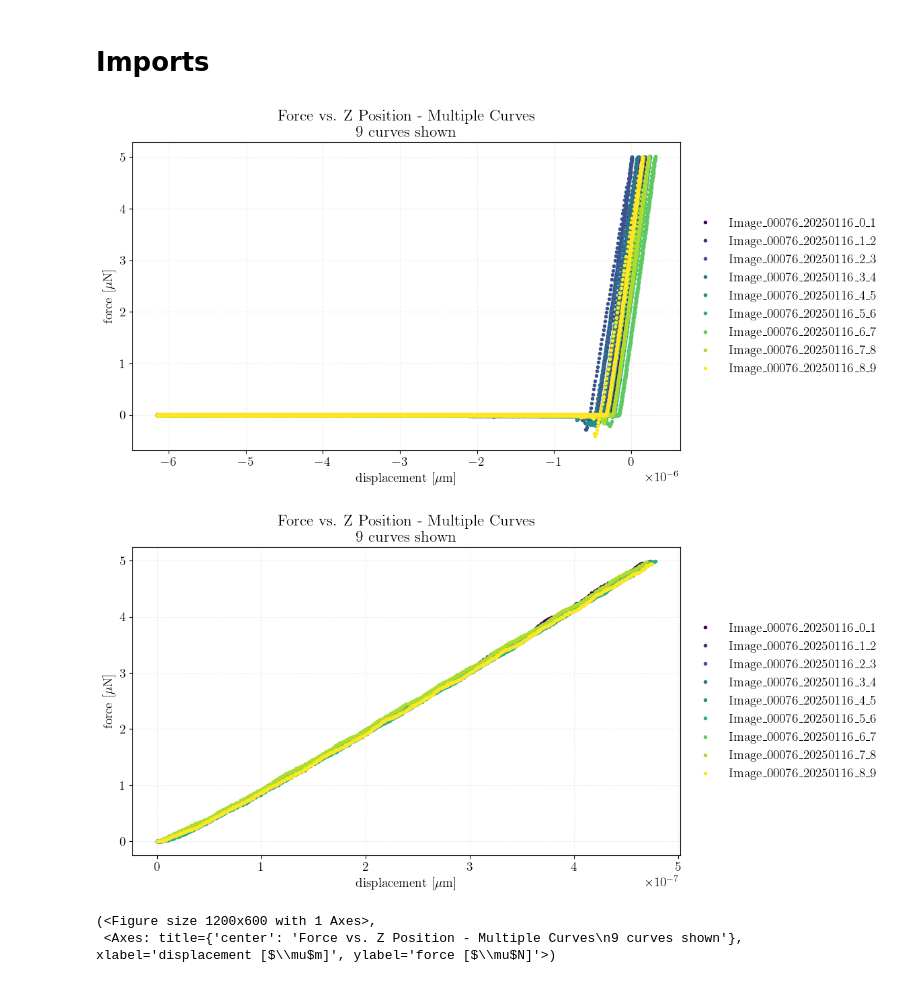
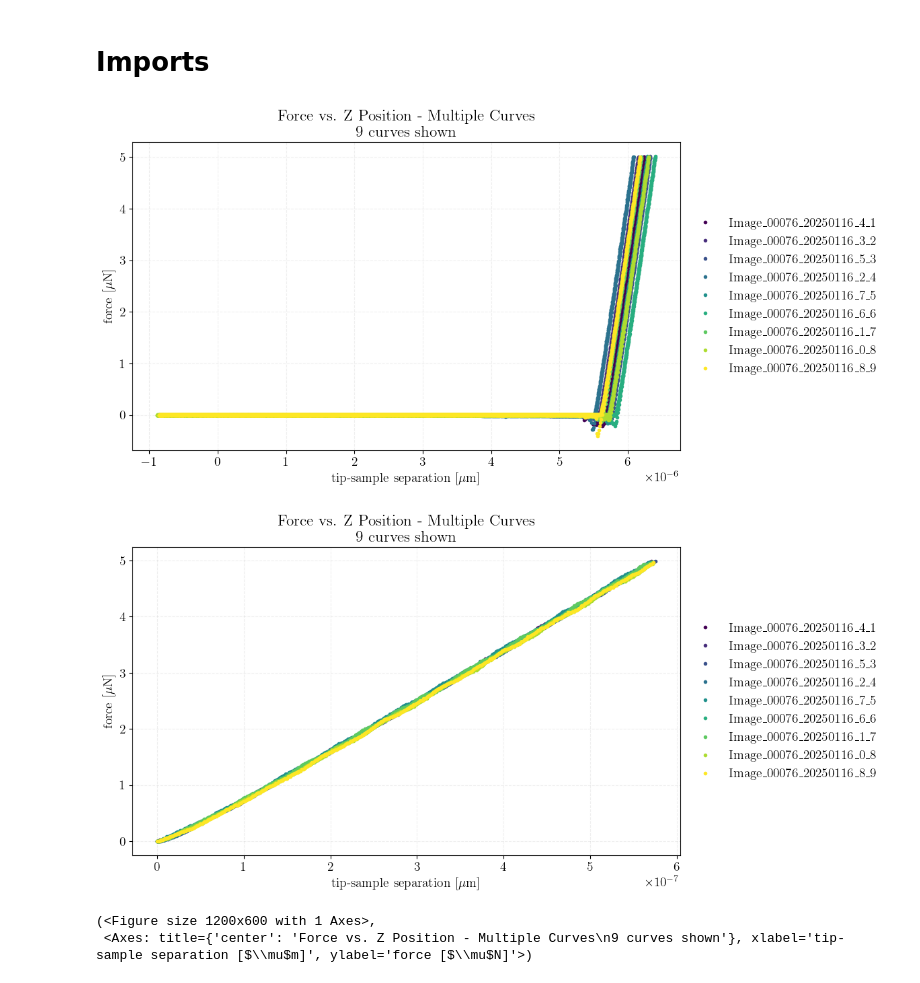
Before and after one commit to ecmscripts/indentation, a Jupyter notebook: AFM_Calibration.ipynb, the cells around one changed output. Cells and saved outputs as stored; diff of their text form; code cells hidden in the pictures.

Commit message:
updated functions to access forward curve and retraction curve

```diff
--- a/AFM_Calibration.ipynb
+++ b/AFM_Calibration.ipynb
@@ -21,33 +21,33 @@ from indentation.ml.models import ConvClassifier_1, ConvClassifier_2
 # %%
 #paths = glob.glob(r"E:\Group\File_Exchange\Raoul_Paula\2024_11_29\afm_pdms35t1_ethanol_no2\*.txt")
 #paths = glob.glob(r"G:\File_Exchange\Raoul_Paula\2024_12_06\afm_glass_pbs_calib\*.txt")
-paths = glob.glob(r"E:\Staff\pcameron\3_Experimental\AFM\16012025\afm_glass_pbs_calib_1\*.txt")
+paths = glob.glob(r"F:\pcameron\3_Experimental\AFM\2025_01_16\afm_glass_pbs_calib_1\*.txt")
 
 afm = IndentationSet(paths, exp_type="afmcalib")
 afm.plot_all(linestyle="")
 
 # fig = px.scatter(x=afm.data[0]["raw"]["z"], y=afm.data[0]["raw"]["force"])
 # fig.show()
 
 # afm.delete_curves([1, 2, 3])
 
 # afm.plot_all(linestyle="")
 
 # afm.restore_all()
 
 # afm.plot_all(linestyle="-")
 
-processing_pl = [crop_afm_temp, partial(crop_start, ix_start=5500), findContact_blackMagic]
+processing_pl = [get_forward_curve, findContact_deflection]
 #processing_pl = [partial(crop_start, ix_start=5000), crop_afm_temp, findContact_blackMagic]
 
 afm.process_raw(processing_pl)
 
 afm.plot_all(linestyle="")
 # %% [output]
-[figure, old version]
+[figure, new version]
-[figure, old version]
+[figure, new version]
 (<Figure size 1200x600 with 1 Axes>,
- <Axes: title={'center': 'Force vs. Z Position - Multiple Curves\n9 curves shown'}, xlabel='displacement [$\\mu$m]', ylabel='force [$\\mu$N]'>)
+ <Axes: title={'center': 'Force vs. Z Position - Multiple Curves\n9 curves shown'}, xlabel='tip-sample separation [$\\mu$m]', ylabel='force [$\\mu$N]'>)
 # %%
 afm.plot_all_raw(marker="o", linestyle="", markersize=2)
 # %% [output]
```
Also changed, not shown: parts of 4 cells of this notebook, 6 other files.
